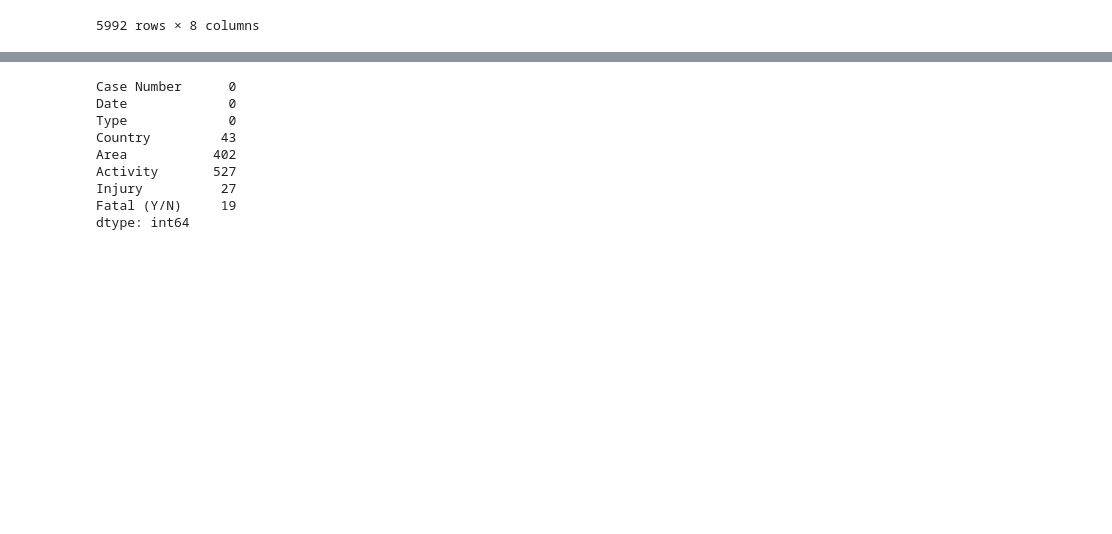
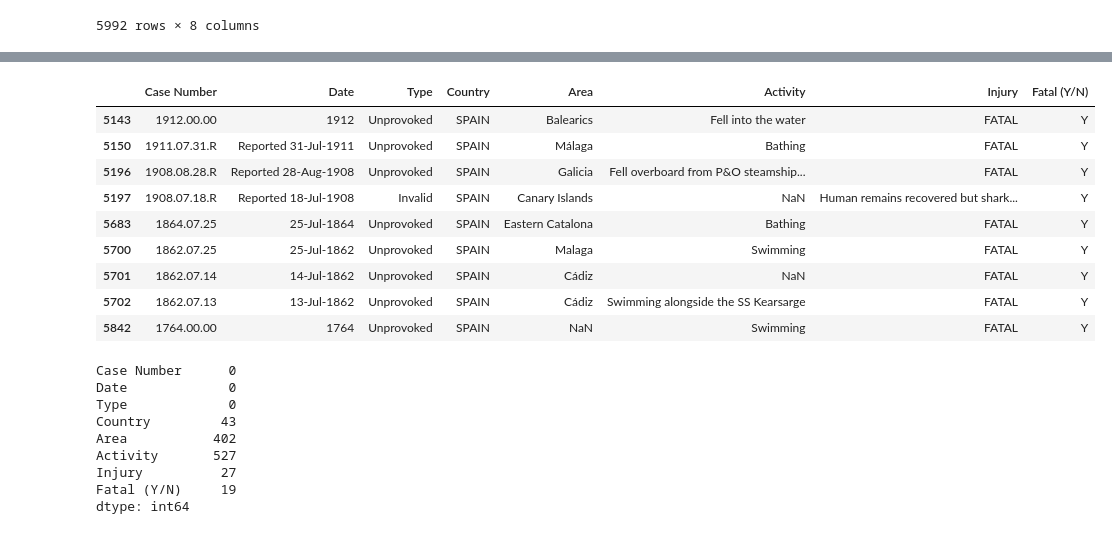
Before and after one commit to victorbeltranjimenez/PR02-project-pandas, a Jupyter notebook: data/data-wrangling.ipynb, the cells around one changed output, grey strips where cells are left out. Cells and saved outputs as stored; diff of their text form; code cells hidden in the pictures; blank space fills up the shorter version.

```diff
--- a/data/data-wrangling.ipynb
+++ b/data/data-wrangling.ipynb
@@ -59,3 +150,22 @@ df
+# %%
+df_spain = df['Country'].str.startswith('SPAIN',  na = False)
+# %%
+df_spain = df[df_spain]
+# %%
+df_spain_fatal = df_spain[df_spain['Fatal (Y/N)']=='Y']
+# %%
+df_spain_fatal
+# %% [output]
+|  | Case Number | Date | Type | Country | Area | Activity | Injury | Fatal (Y/N) |
+| 5143 | 1912.00.00 | 1912 | Unprovoked | SPAIN | Balearics | Fell into the water | FATAL | Y |
+| 5150 | 1911.07.31.R | Reported 31-Jul-1911 | Unprovoked | SPAIN | Málaga | Bathing | FATAL | Y |
+| 5196 | 1908.08.28.R | Reported 28-Aug-1908 | Unprovoked | SPAIN | Galicia | Fell overboard from P&O steamship... | FATAL | Y |
+| 5197 | 1908.07.18.R | Reported 18-Jul-1908 | Invalid | SPAIN | Canary Islands | NaN | Human remains recovered but shark... | Y |
+| 5683 | 1864.07.25 | 25-Jul-1864 | Unprovoked | SPAIN | Eastern Catalona | Bathing | FATAL | Y |
+| 5700 | 1862.07.25 | 25-Jul-1862 | Unprovoked | SPAIN | Malaga | Swimming | FATAL | Y |
+| 5701 | 1862.07.14 | 14-Jul-1862 | Unprovoked | SPAIN | Cádiz | NaN | FATAL | Y |
+| 5702 | 1862.07.13 | 13-Jul-1862 | Unprovoked | SPAIN | Cádiz | Swimming alongside the SS Kearsarge | FATAL | Y |
+| 5842 | 1764.00.00 | 1764 | Unprovoked | SPAIN | NaN | Swimming | FATAL | Y |
 # %%
 df.isnull().sum()
 # %% [output]
```
Also changed, not shown: parts of 16 cells of this notebook, 2 other files.
